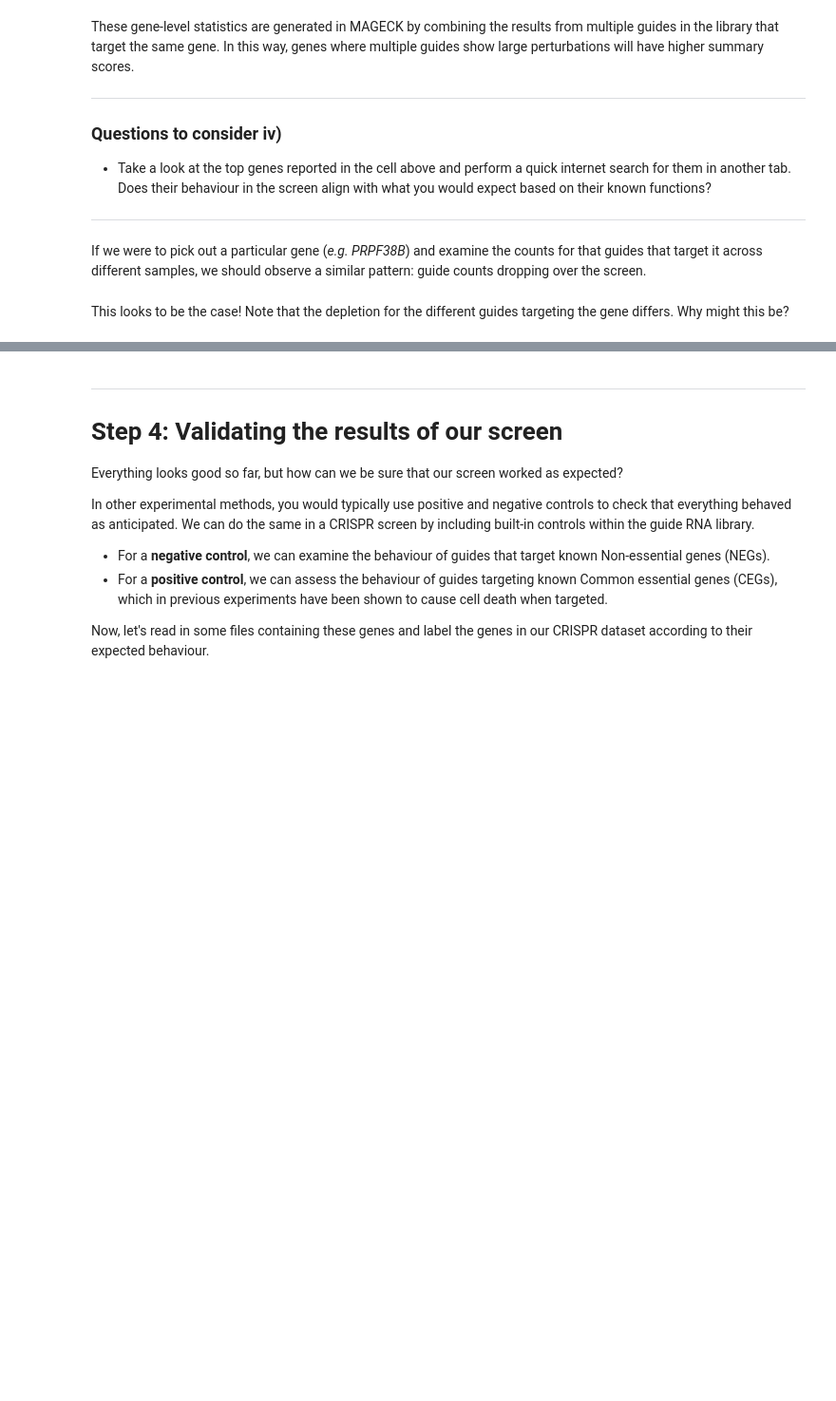
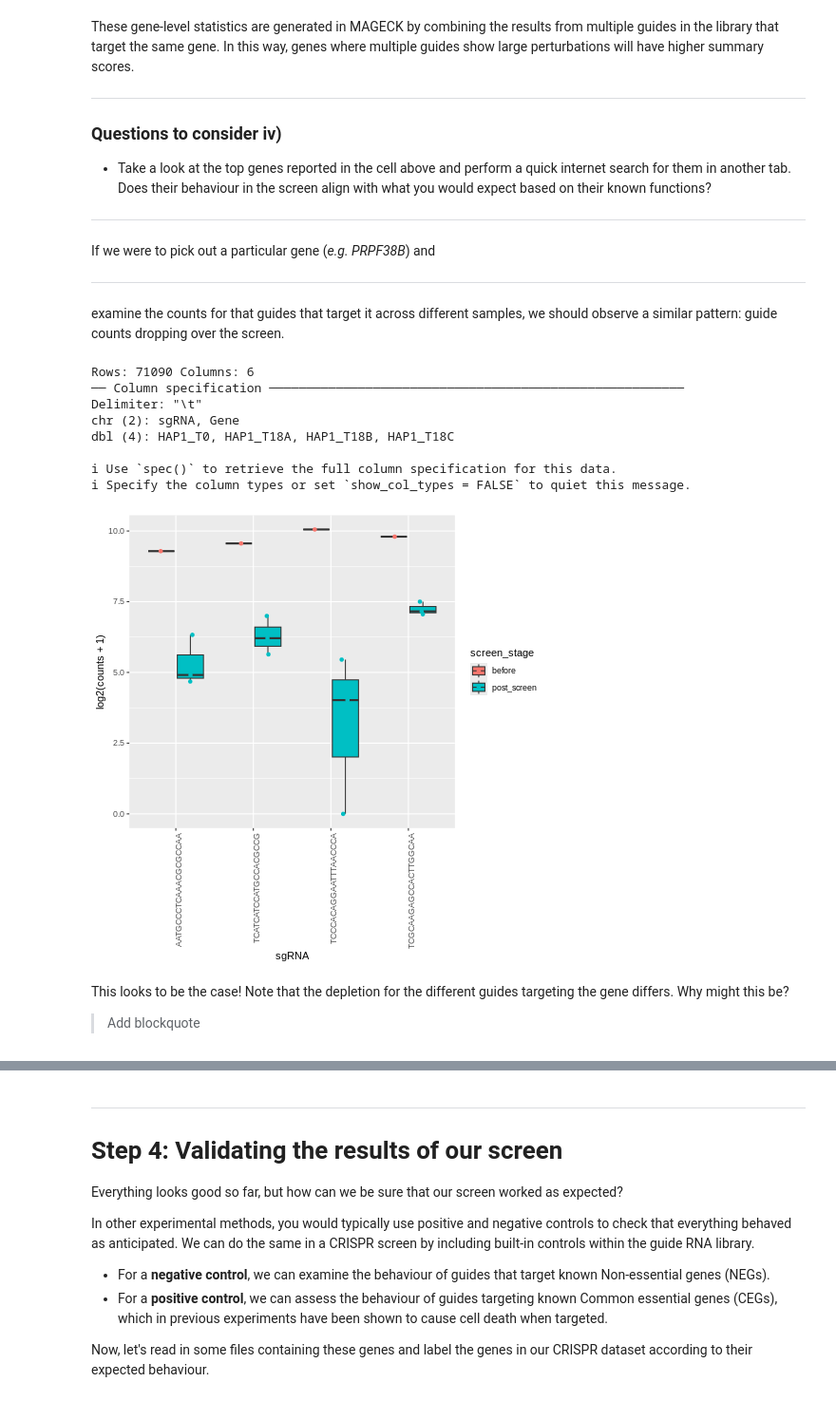
Before and after one commit to josephineilott/scripts-backup, a Jupyter notebook: course_data_2025/CRISPR_Screening_data/crispr_counts_analysis.ipynb, the cells around one changed output, grey strips where cells are left out. Shown at 95% size. Drawn from its saved outputs; the diff is of its cells as text; code cells hidden in the pictures; blank space fills up the shorter version.

```diff
--- a/course_data_2025/CRISPR_Screening_data/crispr_counts_analysis.ipynb
+++ b/course_data_2025/CRISPR_Screening_data/crispr_counts_analysis.ipynb
@@ -554,27 +662,43 @@ These gene-level statistics are generated in MAGECK by combining the results fro
 
 ----
 # %% [markdown]
-If we were to pick out a particular gene (*e.g. PRPF38B*) and examine the counts for that guides that target it across different samples, we should observe a similar pattern: guide counts dropping over the screen.
+If we were to pick out a particular gene (*e.g. PRPF38B*) and
+
+---
+
+examine the counts for that guides that target it across different samples, we should observe a similar pattern: guide counts dropping over the screen.
 # %%
 %%R
 
 normalised_counts <- read_tsv("/content/all_vs_control.normalized.txt") |>
                      pivot_longer(cols = contains("HAP1"),
                                   values_to = "counts",
                                   names_to = "sample")
 genewise_counts <- normalised_counts |>
-filter(Gene == "PRPF38B") |>
+filter(Gene == "EIF3A") |>
 mutate(screen_stage = case_when(sample == "HAP1_T0" ~ "before",
                                 TRUE ~ "post_screen"))
 genewise_counts
 
 ggplot(genewise_counts, aes(x= sgRNA, y = log2(counts + 1))) +
 geom_boxplot(aes(fill = screen_stage)) +
 geom_jitter(data = genewise_counts, aes(x = sgRNA, y = log2(counts+1), color = screen_stage),
             position = position_jitterdodge(jitter.width = 0.2, dodge.width = 0.7)) +
 theme(axis.text.x = element_text(angle = 90, hjust = 1))
+# %% [output]
+Rows: 71090 Columns: 6
+── Column specification ────────────────────────────────────────────────────────
+Delimiter: "\t"
+chr (2): sgRNA, Gene
+dbl (4): HAP1_T0, HAP1_T18A, HAP1_T18B, HAP1_T18C
+
+ℹ Use `spec()` to retrieve the full column specification for this data.
+ℹ Specify the column types or set `show_col_types = FALSE` to quiet this message.
+[figure, added]
 # %% [markdown]
 This looks to be the case! Note that the depletion for the different guides targeting the gene differs. Why might this be?
+
+> Add blockquote
 # %%
 # Why not try adapting the code to another gene
 # %% [markdown]
```
Also changed, not shown: parts of 22 cells of this notebook.
